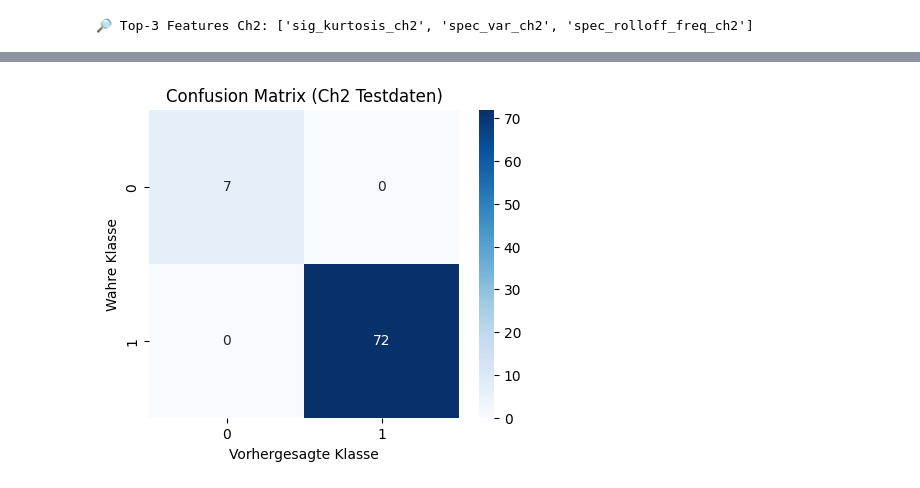
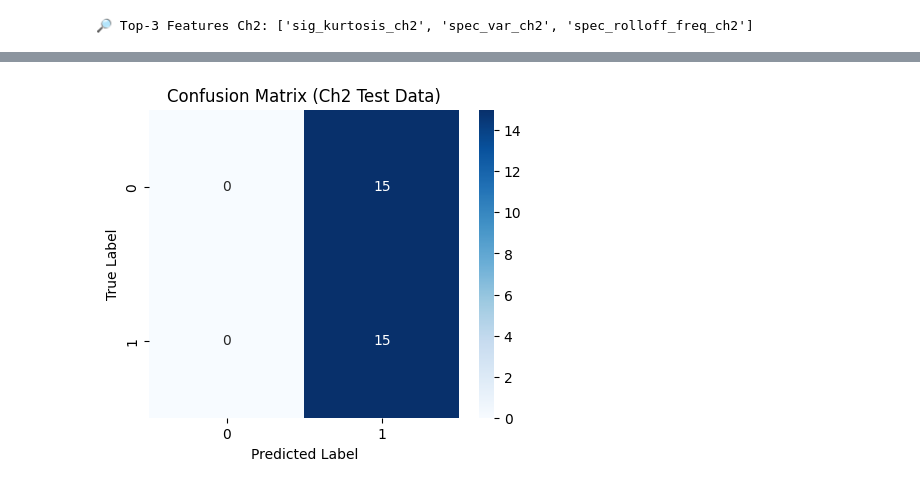
Before and after one commit to DmiPy/AI-in-material-diagnostics, a Jupyter notebook: SeminarAssignment3/main.ipynb, the cells around one changed output, grey strips where cells are left out. Cells and saved outputs as stored; diff of their text form; code cells hidden in the pictures.

Commit message:
hyperparameters and fixed training dev test sets

```diff
--- a/SeminarAssignment3/main.ipynb
+++ b/SeminarAssignment3/main.ipynb
@@ -739,57 +693,89 @@ weighted avg       0.96      0.96      0.96        79
 # %%
-top_features_ch2 = top_features_ch2[:3]
-print(top_features_ch2[:3])
+from sklearn.model_selection import train_test_split
+from sklearn.preprocessing import StandardScaler
+from sklearn.neural_network import MLPClassifier
+from sklearn.decomposition import PCA
+from sklearn.metrics import classification_report, confusion_matrix, roc_auc_score, roc_curve
+import seaborn as sns
+import matplotlib.pyplot as plt
 
-# prepare Data for CH2
-df_ch2 = df_ch2_features.copy()
-df_ch2['label'] = df_ch2['spec'].apply(lambda x: 0 if x == 'Z05' else 1)
-X = df_ch2[top_features_ch2]
-y = df_ch2['label']
+# Assign label: 1 = good (Z01–Z04), 0 = defective (Z05)
+top3_ch2_features = ['spec_kurtosis_ch2', 'spec_var_ch2', 'spec_rolloff_freq_ch2']
 
-# split train / dev / test
-X_train, X_temp, y_train, y_temp = train_test_split(X, y, train_size=0.6, stratify=y, random_state=42)
-X_dev, X_test, y_dev, y_test = train_test_split(X_temp, y_temp, train_size=0.5, stratify=y_temp, random_state=42)
+# build dataset
+df_ch2_features['label'] = df_ch2_features['spec'].apply(lambda x: 0 if x == 'Z05' else 1)
 
-# Scale
+# Select train/dev/test splits based on predefined subsets
+X_train = train_ch2[top3_ch2_features]
+y_train = train_ch2['label']
+X_dev = dev_ch2[top3_ch2_features]
+y_dev = dev_ch2['label']
+X_test = test_ch2[top3_ch2_features]
+y_test = test_ch2['label']
+
+# Scale the features
 scaler = StandardScaler()
 X_train_scaled = scaler.fit_transform(X_train)
-X_dev_scaled = scaler.transform(X_dev)
 X_test_scaled = scaler.transform(X_test)
 
-# Train MLP
-mlp = MLPClassifier(hidden_layer_sizes=(64, 32), max_iter=500, activation='relu', solver='adam', random_state=42)
-mlp.fit(X_train_scaled, y_train)
+# Apply PCA to reduce feature dimensionality to 2
+pca = PCA(n_components=2, random_state=42)
+X_train_pca = pca.fit_transform(X_train_scaled)
+X_test_pca = pca.transform(X_test_scaled)
 
-y_pred = mlp.predict(X_test_scaled)
-y_proba = mlp.predict_proba(X_test_scaled)[:, 1]
+# Define hyperparameter grid for tuning
+param_grid = {
+'hidden_layer_sizes': [(16,), (32,), (64,), (32, 16)],
+'alpha': [0.0001, 0.001, 0.01],
+'learning_rate_init': [0.001, 0.01, 0.05],
+'batch_size': [8, 16, 32],
+'max_iter': [500],
+'solver': ['adam'],
+'activation': ['relu']
+}
 
-print("📊 Klassifikationsbericht:")
+# Initialize base MLPClassifier
+mlp_base = MLPClassifier(random_state=42)
+
+# Perform grid search on the DEV set to find best parameters
+grid = GridSearchCV(mlp_base, param_grid, cv=3, scoring='roc_auc', verbose=1, n_jobs=-1)
+grid.fit(X_dev_pca, y_dev)
+print("✅ Best hyperparameters (from DEV set):", grid.best_params_)
+
+# Train best model on TRAIN set
+best_mlp = grid.best_estimator_
+best_mlp.fit(X_train_pca, y_train)
+
+# Predict on TEST set
+y_pred = best_mlp.predict(X_test_pca)
+y_proba = best_mlp.predict_proba(X_test_pca)[:, 1]
+
+# Evaluation report
+print("📊 Classification Report:")
 print(classification_report(y_test, y_pred))
 
+# Confusion matrix
 conf_mat = confusion_matrix(y_test, y_pred)
 plt.figure(figsize=(5, 4))
 sns.heatmap(conf_mat, annot=True, fmt='d', cmap='Blues')
-plt.title('Confusion Matrix (Ch2 Testdaten)')
-plt.xlabel('Vorhergesagte Klasse')
-plt.ylabel('Wahre Klasse')
+plt.title('Confusion Matrix (Ch2 Test Data)')
+plt.xlabel('Predicted Label')
+plt.ylabel('True Label')
 plt.show()
 
+# ROC curve and AUC score
 fpr, tpr, _ = roc_curve(y_test, y_proba)
 auc_score = roc_auc_score(y_test, y_proba)
 
 plt.figure(figsize=(6, 5))
-plt.plot(fpr, tpr, label=f'ROC-Kurve (AUC = {auc_score:.3f})', color='darkorange')
+plt.plot(fpr, tpr, label=f'ROC Curve (AUC = {auc_score:.3f})', color='darkorange')
 plt.plot([0, 1], [0, 1], linestyle='--', color='gray')
 plt.xlabel('False Positive Rate')
 plt.ylabel('True Positive Rate')
-plt.title('ROC-Kurve (Ch2 Testdaten)')
+plt.title('ROC Curve (Ch2 Test Data)')
 plt.legend()
 plt.grid(True)
 plt.show()
 
-print(f"🎯 ROC-AUC Score (Ch2): {auc_score:.3f}")
-print("Распределение классов:")
-print("Train:", np.bincount(y_train))
-print("Dev: ", np.bincount(y_dev))
-print("Test: ", np.bincount(y_test))
+print(f"🎯 ROC-AUC Score: {auc_score:.3f}")
 # %% [output]
@@ -806 +793 @@ weighted avg       1.00      1.00      1.00        79
-[figure, old version]
+[figure, new version]
```
Also changed, not shown: parts of 14 cells of this notebook.
